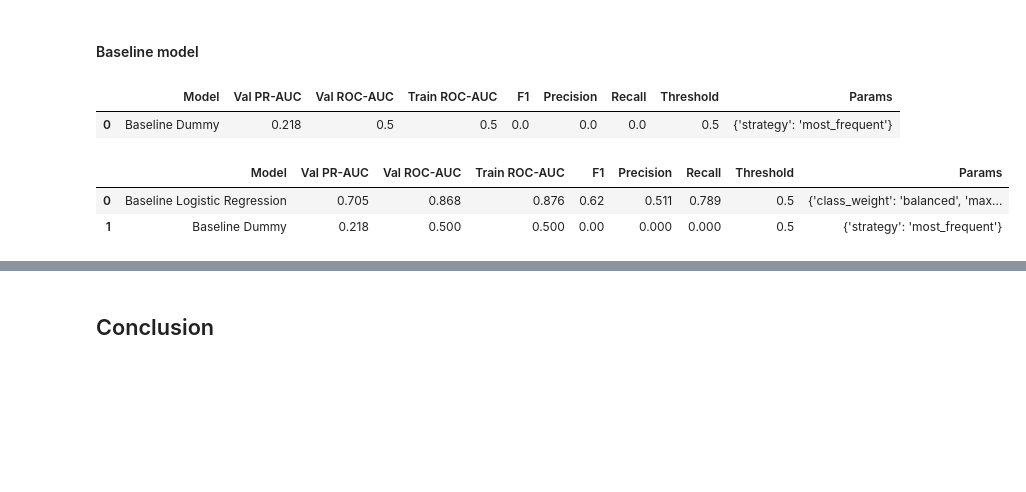
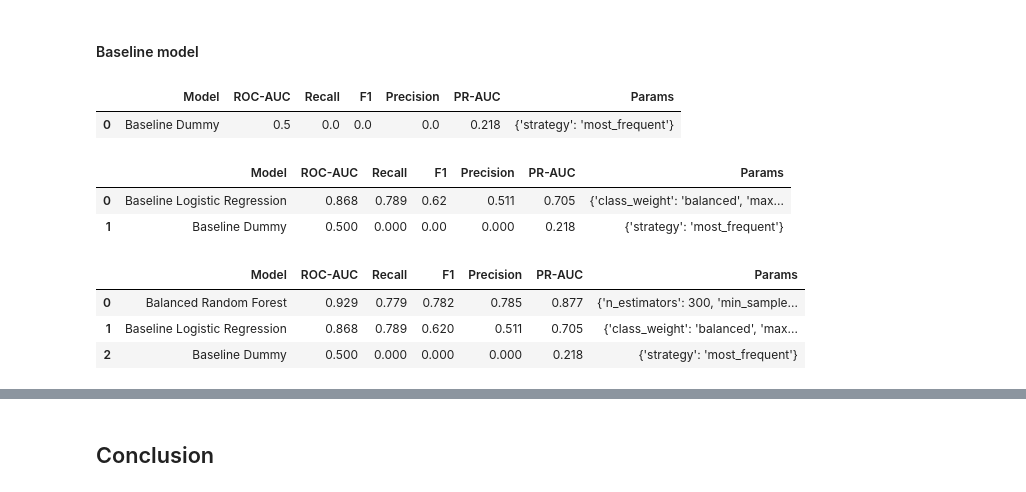
Before and after one commit to giddygarcia/credit-risk-analysis, a Jupyter notebook: credit-risk-analysis.ipynb, the cells around one changed output, grey strips where cells are left out. Drawn from its saved outputs; the diff is of its cells as text; code cells hidden in the pictures; blank space fills up the shorter version.

```diff
--- a/credit-risk-analysis.ipynb
+++ b/credit-risk-analysis.ipynb
@@ -208,10 +221,9 @@ F      241
 G       64
 Name: count, dtype: int64
 # %%
-df["loan_intent"] = df["loan_intent"].replace({
-    "DEBTCONSOLIDATION": "DEBT CONSOLIDATION",
-    "HOMEIMPROVEMENT": "HOME IMPROVEMENT"
-})
+df["loan_intent"] = df["loan_intent"].replace(
+    {"DEBTCONSOLIDATION": "DEBT CONSOLIDATION", "HOMEIMPROVEMENT": "HOME IMPROVEMENT"}
+)
 # %% [markdown]
 ✅ No data integrity issues seem to be in our 3 categorical string columns. No spelling or input errors except missing spaces for readability
 # %%
@@ -272,3 +301,5 @@ df.nlargest(5, "employment_length")
+# %%
+df = df.drop(df[(df["age"] > 100) | (df["employment_length"] > df["age"] - 15)].index)
 # %%
 df.nlargest(10, "cred_history_length")
 # %% [output]
@@ -323,10 +331,3 @@ np.int64(5)
-# %%
-df = df.drop(
-    df[
-        (df["age"] > 100) |
-        (df["employment_length"] > df["age"] - 15)
-    ].index
-)
 # %% [markdown]
 ## 📊 2. EDA
 # %%
@@ -775,35 +886,67 @@ dummy.fit(X_train_p, y_train)
 results, new_results = score_predictions(
     dummy.predict_proba(X_train_p)[:, 1],
     dummy.predict_proba(X_val_p)[:, 1],
-    y_train, y_val,
-    "Baseline Dummy", {"strategy": "most_frequent"},
+    y_train,
+    y_val,
+    "Baseline Dummy",
+    {"strategy": "most_frequent"},
 )
 new_results
 # %% [output]
-|  | Model | Val PR-AUC | Val ROC-AUC | Train ROC-AUC | F1 | Precision | Recall | Threshold | Params |
-| 0 | Baseline Dummy | 0.218 | 0.5 | 0.5 | 0.0 | 0.0 | 0.0 | 0.5 | {'strategy': 'most_frequent'} |
+|  | Model | ROC-AUC | Recall | F1 | Precision | PR-AUC | Params |
+| 0 | Baseline Dummy | 0.5 | 0.0 | 0.0 | 0.0 | 0.218 | {'strategy': 'most_frequent'} |
 # %%
 logreg = LogisticRegression(
     class_weight="balanced",
     max_iter=1000,
     random_state=42,
 )
 logreg.fit(X_train_p, y_train)
 
 proba_train = logreg.predict_proba(X_train_p)[:, 1]
 proba_val = logreg.predict_proba(X_val_p)[:, 1]
 
 results, new_results = score_predictions(
-    proba_train, proba_val,
-    y_train, y_val,
-    "Baseline Logistic Regression", {"class_weight": "balanced", "max_iter": 1000},
+    proba_train,
+    proba_val,
+    y_train,
+    y_val,
+    "Baseline Logistic Regression",
+    {"class_weight": "balanced", "max_iter": 1000},
     results=results,
 )
 new_results
 # %% [output]
-|  | Model | Val PR-AUC | Val ROC-AUC | Train ROC-AUC | F1 | Precision | Recall | Threshold | Params |
-| 0 | Baseline Logistic Regression | 0.705 | 0.868 | 0.876 | 0.62 | 0.511 | 0.789 | 0.5 | {'class_weight': 'balanced', 'max... |
-| 1 | Baseline Dummy | 0.218 | 0.500 | 0.500 | 0.00 | 0.000 | 0.000 | 0.5 | {'strategy': 'most_frequent'} |
+|  | Model | ROC-AUC | Recall | F1 | Precision | PR-AUC | Params |
+| 0 | Baseline Logistic Regression | 0.868 | 0.789 | 0.62 | 0.511 | 0.705 | {'class_weight': 'balanced', 'max... |
+| 1 | Baseline Dummy | 0.500 | 0.000 | 0.00 | 0.000 | 0.218 | {'strategy': 'most_frequent'} |
+# %%
+brf = BalancedRandomForestClassifier(
+    n_estimators=300,
+    min_samples_leaf=5,
+    max_features="sqrt",
+    sampling_strategy="all",  # balance every class (default in recent versions)
+    replacement=True,  # bootstrap with replacement
+    n_jobs=-1,
+    random_state=42,
+)
+brf.fit(X_train_p, y_train)
+
+results, new_results = score_predictions(
+    brf.predict_proba(X_train_p)[:, 1],
+    brf.predict_proba(X_val_p)[:, 1],
+    y_train,
+    y_val,
+    "Balanced Random Forest",
+    {"n_estimators": 300, "min_samples_leaf": 5},
+    results=results,
+)
+new_results
+# %% [output]
+|  | Model | ROC-AUC | Recall | F1 | Precision | PR-AUC | Params |
+| 0 | Balanced Random Forest | 0.929 | 0.779 | 0.782 | 0.785 | 0.877 | {'n_estimators': 300, 'min_sample... |
+| 1 | Baseline Logistic Regression | 0.868 | 0.789 | 0.620 | 0.511 | 0.705 | {'class_weight': 'balanced', 'max... |
+| 2 | Baseline Dummy | 0.500 | 0.000 | 0.000 | 0.000 | 0.218 | {'strategy': 'most_frequent'} |
 # %%
 lgbm = LGBMClassifier(
     n_estimators=500,
```
Also changed, not shown: parts of 54 cells of this notebook, 8 other files.
